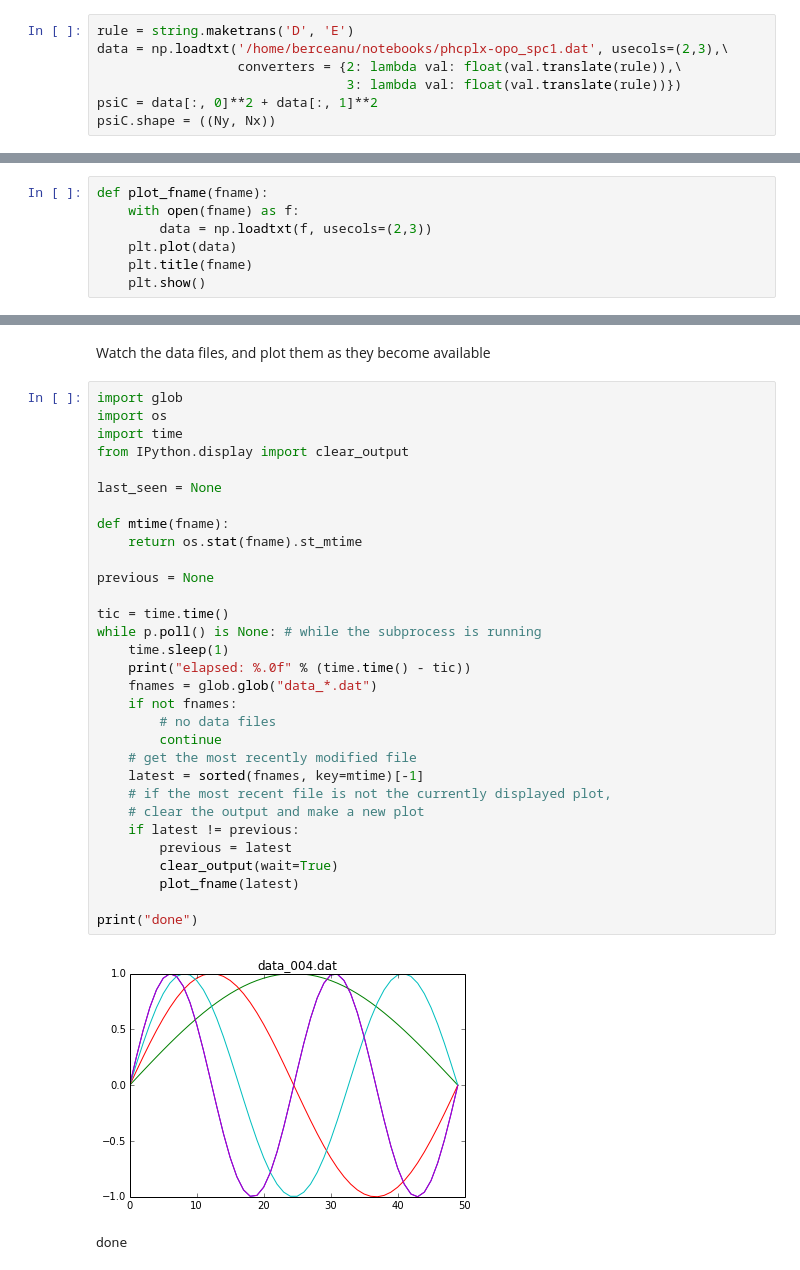
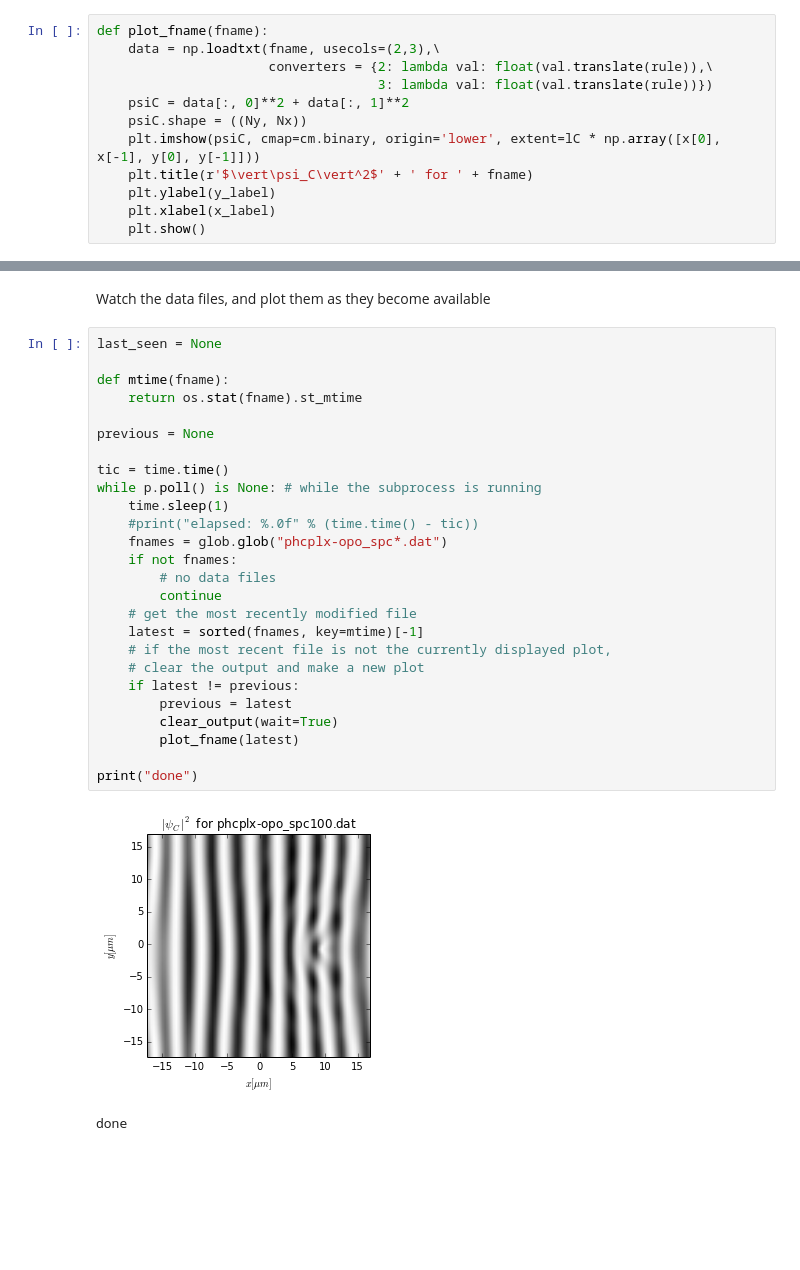
Before and after one commit to berceanu/notebooks, a Jupyter notebook: RK-interface/RK-interface.ipynb, the cells around one changed output, grey strips where cells are left out. Cells and saved outputs as stored; diff of their text form; blank space fills up the shorter version.

```diff
--- a/RK-interface/RK-interface.ipynb
+++ b/RK-interface/RK-interface.ipynb
@@ -50,7 +47,12 @@ x, a_x = np.linspace(-Lx, Lx, num=Nx, endpoint=False, retstep=True)
 # %%
-rule = string.maketrans('D', 'E')
-data = np.loadtxt('/home/berceanu/notebooks/phcplx-opo_spc1.dat', usecols=(2,3),\
-                  converters = {2: lambda val: float(val.translate(rule)),\
-                                3: lambda val: float(val.translate(rule))})
-psiC = data[:, 0]**2 + data[:, 1]**2
-psiC.shape = ((Ny, Nx))
+def plot_fname(fname):
+    data = np.loadtxt(fname, usecols=(2,3),\
+                      converters = {2: lambda val: float(val.translate(rule)),\
+                                    3: lambda val: float(val.translate(rule))})
+    psiC = data[:, 0]**2 + data[:, 1]**2
+    psiC.shape = ((Ny, Nx))
+    plt.imshow(psiC, cmap=cm.binary, origin='lower', extent=lC * np.array([x[0], x[-1], y[0], y[-1]]))
+    plt.title(r'$\vert\psi_C\vert^2$' + ' for ' + fname)
+    plt.ylabel(y_label)
+    plt.xlabel(x_label)
+    plt.show()
@@ -68,7 +58,0 @@ ax.set_xlabel(x_label)
-# %%
-def plot_fname(fname):
-    with open(fname) as f:
-        data = np.loadtxt(f, usecols=(2,3))
-    plt.plot(data)
-    plt.title(fname)
-    plt.show()
@@ -81,37 +66,32 @@ p.poll()
 # %% [markdown]
 Watch the data files, and plot them as they become available
 # %%
-import glob
-import os
-import time
-from IPython.display import clear_output
-
 last_seen = None
 
 def mtime(fname):
     return os.stat(fname).st_mtime
 
 previous = None
 
 tic = time.time()
 while p.poll() is None: # while the subprocess is running
     time.sleep(1)
-    print("elapsed: %.0f" % (time.time() - tic))
-    fnames = glob.glob("data_*.dat")
+    #print("elapsed: %.0f" % (time.time() - tic))
+    fnames = glob.glob("phcplx-opo_spc*.dat")
     if not fnames:
         # no data files
         continue
     # get the most recently modified file
     latest = sorted(fnames, key=mtime)[-1]
     # if the most recent file is not the currently displayed plot,
     # clear the output and make a new plot
     if latest != previous:
         previous = latest
         clear_output(wait=True)
         plot_fname(latest)
 
 print("done")
 # %% [output]
-[figure, old version]
+[figure, new version]
 done
 # %%
```
Also changed, not shown: parts of 13 cells of this notebook.
